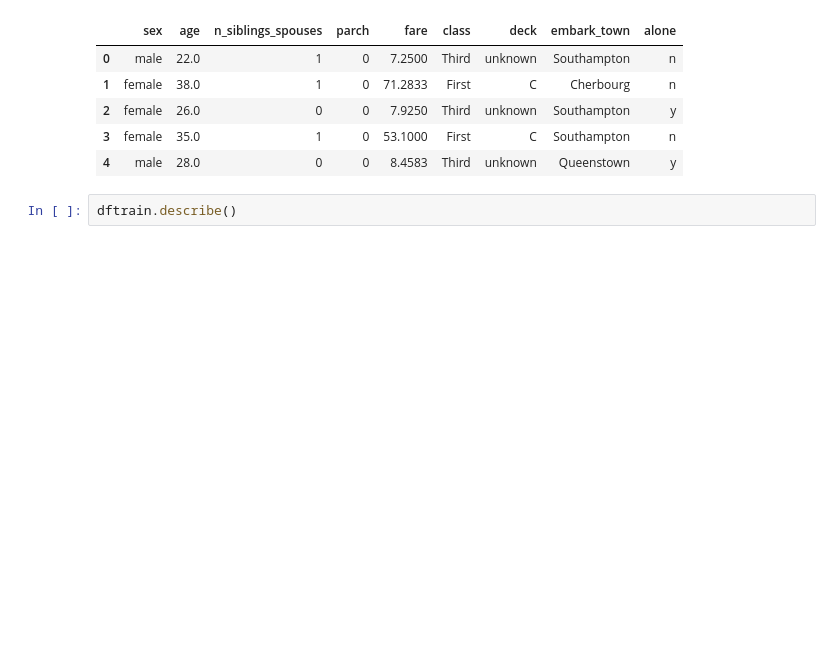
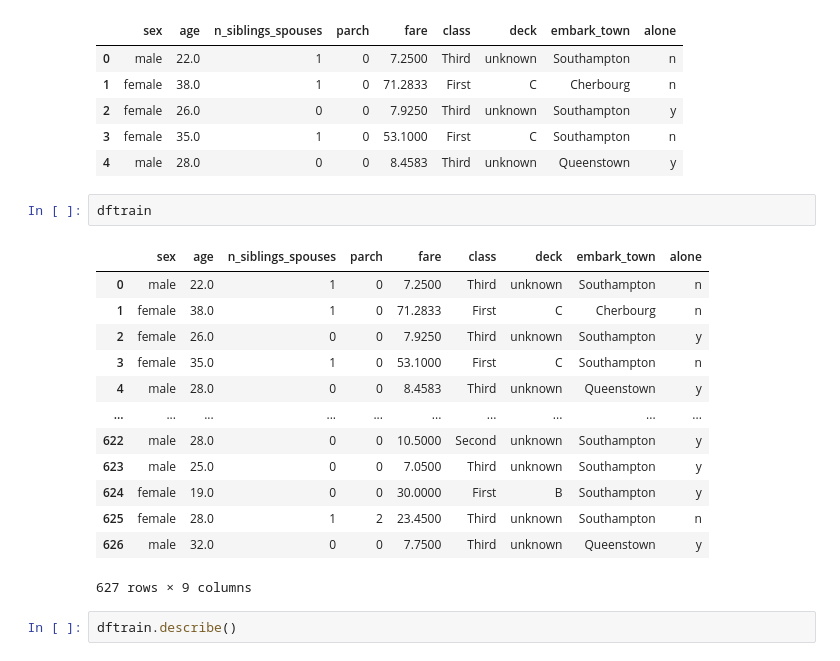
Before and after one commit to sebastiengrd/tensorflow-2, a Jupyter notebook: 2_basicAlgorithms.ipynb, the cells around one changed output. Cells and saved outputs as stored; diff of their text form; blank space fills up the shorter version.

```diff
--- a/2_basicAlgorithms.ipynb
+++ b/2_basicAlgorithms.ipynb
@@ -23,6 +23,22 @@ dftrain.head()
 | 2 | female | 26.0 | 0 | 0 | 7.9250 | Third | unknown | Southampton | y |
 | 3 | female | 35.0 | 1 | 0 | 53.1000 | First | C | Southampton | n |
 | 4 | male | 28.0 | 0 | 0 | 8.4583 | Third | unknown | Queenstown | y |
+# %%
+dftrain
+# %% [output]
+|  | sex | age | n_siblings_spouses | parch | fare | class | deck | embark_town | alone |
+| 0 | male | 22.0 | 1 | 0 | 7.2500 | Third | unknown | Southampton | n |
+| 1 | female | 38.0 | 1 | 0 | 71.2833 | First | C | Cherbourg | n |
+| 2 | female | 26.0 | 0 | 0 | 7.9250 | Third | unknown | Southampton | y |
+| 3 | female | 35.0 | 1 | 0 | 53.1000 | First | C | Southampton | n |
+| 4 | male | 28.0 | 0 | 0 | 8.4583 | Third | unknown | Queenstown | y |
+| ... | ... | ... | ... | ... | ... | ... | ... | ... | ... |
+| 622 | male | 28.0 | 0 | 0 | 10.5000 | Second | unknown | Southampton | y |
+| 623 | male | 25.0 | 0 | 0 | 7.0500 | Third | unknown | Southampton | y |
+| 624 | female | 19.0 | 0 | 0 | 30.0000 | First | B | Southampton | y |
+| 625 | female | 28.0 | 1 | 2 | 23.4500 | Third | unknown | Southampton | n |
+| 626 | male | 32.0 | 0 | 0 | 7.7500 | Third | unknown | Queenstown | y |
+627 rows × 9 columns
 # %%
 dftrain.describe()
 # %% [output]
```
Also changed, not shown: parts of 5 cells of this notebook, 1 other file.
